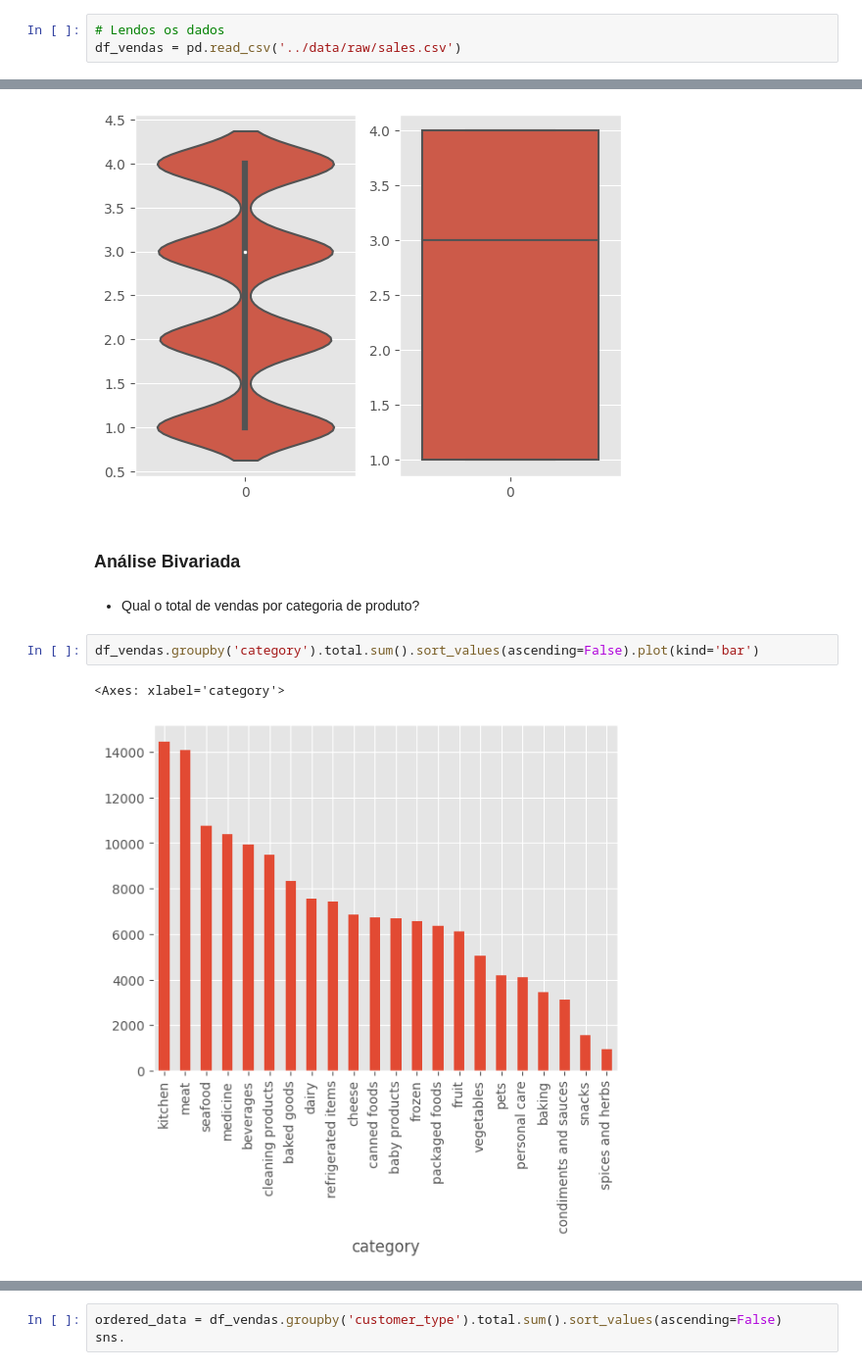
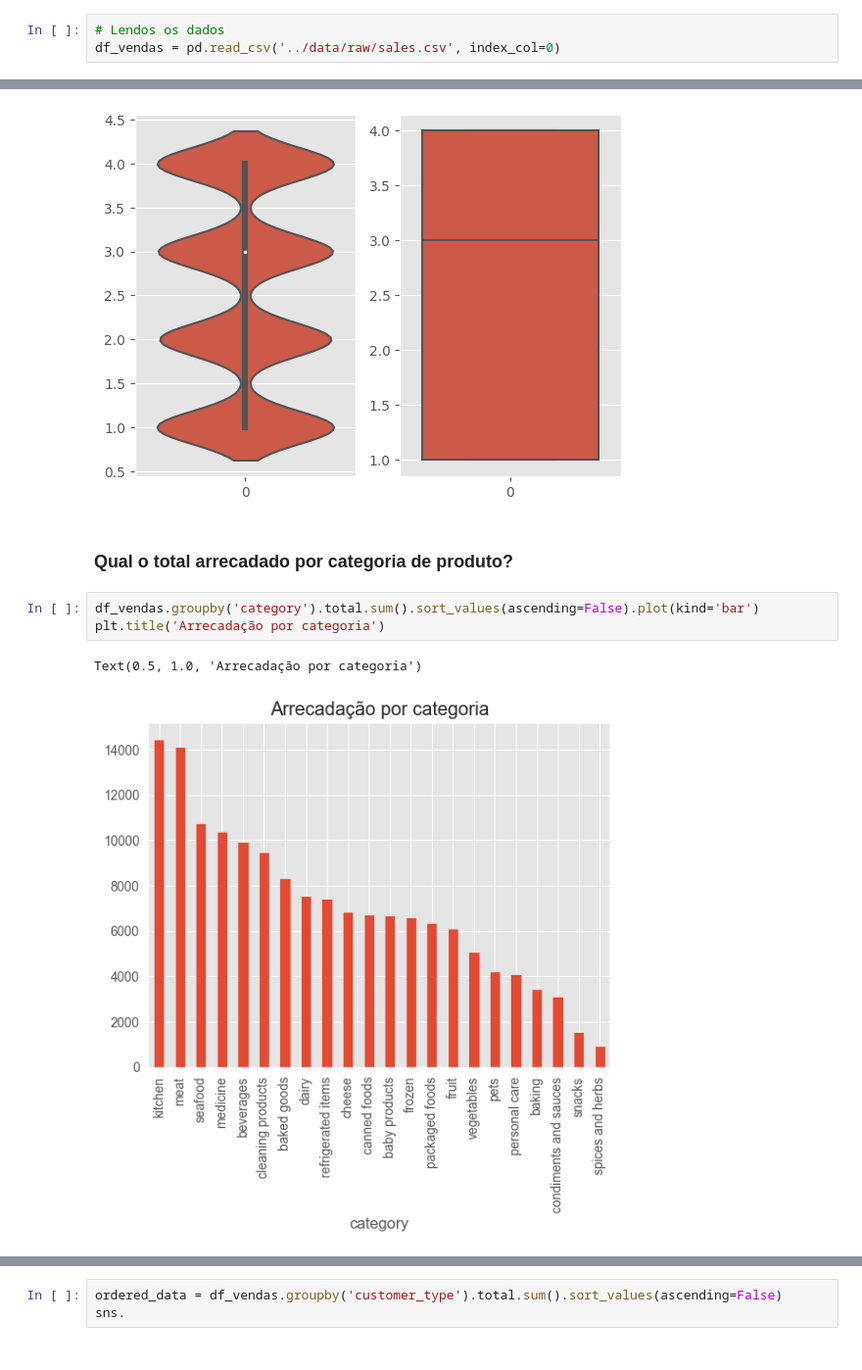
Before and after one commit to dnsrsdata/stock_level_prediction, a Jupyter notebook: notebooks/EDA.ipynb, the cells around one changed output, grey strips where cells are left out. Shown: that part at 98% size. Drawn from its saved outputs; the diff is of its cells as text.

Commit message:
Adicionando títulos aos plots

```diff
--- a/notebooks/EDA.ipynb
+++ b/notebooks/EDA.ipynb
@@ -22,7 +22,7 @@ Além disso, um diagrama de relacionamento também foi fornecido:
 A exploração irá ser focada na tabela de vendas, pois as outras duas possuem apenas dados dos sensores, como temperatura e porcentagem de estoque.
 # %%
 # Lendos os dados
-df_vendas = pd.read_csv('../data/raw/sales.csv')
+df_vendas = pd.read_csv('../data/raw/sales.csv', index_col=0)
 # %%
 # Obtendo uma visão inicial dos dados
 df_vendas.head()
@@ -140,13 +163,12 @@ axes[0] = sns.violinplot(df_vendas.quantity, ax=axes[0])
 axes[1] = sns.boxplot(df_vendas.quantity, ax=axes[1])
 # %% [output]
 [figure]
-# %% [markdown]
-### Análise Bivariada
 # %% [markdown]
-- Qual o total de vendas por categoria de produto?
+### Qual o total arrecadado por categoria de produto?
 # %%
 df_vendas.groupby('category').total.sum().sort_values(ascending=False).plot(kind='bar')
+plt.title('Arrecadação por categoria')
 # %% [output]
-<Axes: xlabel='category'>
+Text(0.5, 1.0, 'Arrecadação por categoria')
-[figure, old version]
+[figure, new version]
 # %% [markdown]
```
Also changed, not shown: parts of 19 cells of this notebook.
